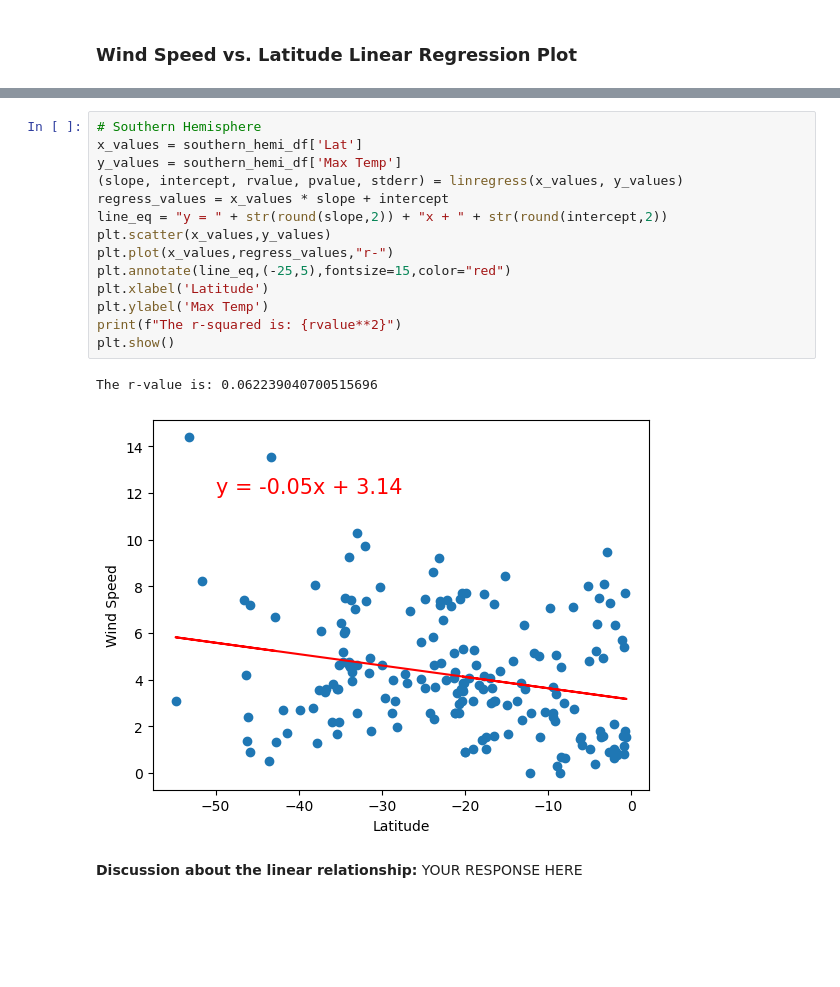
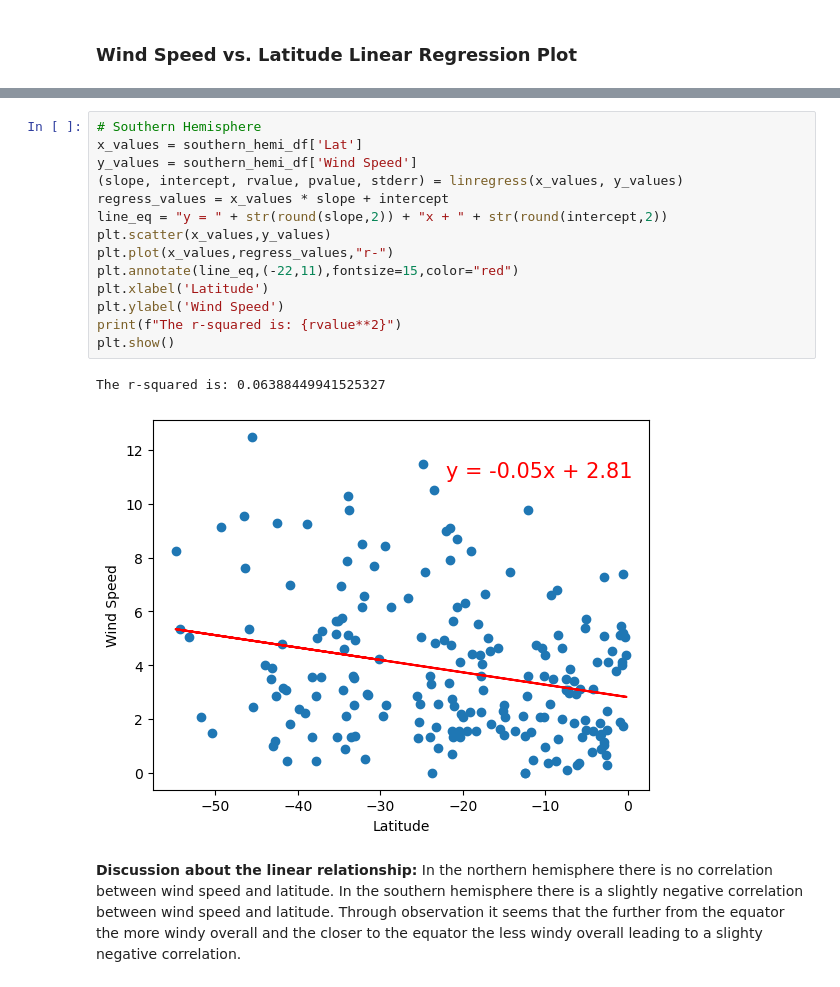
Before and after one commit to meera-patel01/python-api-challenge, a Jupyter notebook: WeatherPy.ipynb, the cells around one changed output, grey strips where cells are left out. Saved outputs shown, nothing was run; the diff lists cells and outputs as text; blank space fills up the shorter version.

```diff
--- a/WeatherPy.ipynb
+++ b/WeatherPy.ipynb
@@ -484,19 +443,19 @@ The r-value is: 0.030396762354449467
 # %%
 # Southern Hemisphere
 x_values = southern_hemi_df['Lat']
-y_values = southern_hemi_df['Max Temp']
+y_values = southern_hemi_df['Wind Speed']
 (slope, intercept, rvalue, pvalue, stderr) = linregress(x_values, y_values)
 regress_values = x_values * slope + intercept
 line_eq = "y = " + str(round(slope,2)) + "x + " + str(round(intercept,2))
 plt.scatter(x_values,y_values)
 plt.plot(x_values,regress_values,"r-")
-plt.annotate(line_eq,(-25,5),fontsize=15,color="red")
+plt.annotate(line_eq,(-22,11),fontsize=15,color="red")
 plt.xlabel('Latitude')
-plt.ylabel('Max Temp')
+plt.ylabel('Wind Speed')
 print(f"The r-squared is: {rvalue**2}")
 plt.show()
 # %% [output]
-The r-value is: 0.062239040700515696
+The r-squared is: 0.06388449941525327
-[figure, old version]
+[figure, new version]
-# %% [markdown]
-**Discussion about the linear relationship:** YOUR RESPONSE HERE
+# %% [markdown]
+**Discussion about the linear relationship:** In the northern hemisphere there is no correlation between wind speed and latitude. In the southern hemisphere there is a slightly negative correlation between wind speed and latitude. Through observation it seems that the further from the equator the more windy overall and the closer to the equator the less windy overall leading to a slighty negative correlation.
```
Also changed, not shown: parts of 25 cells of this notebook, 5 other files.
